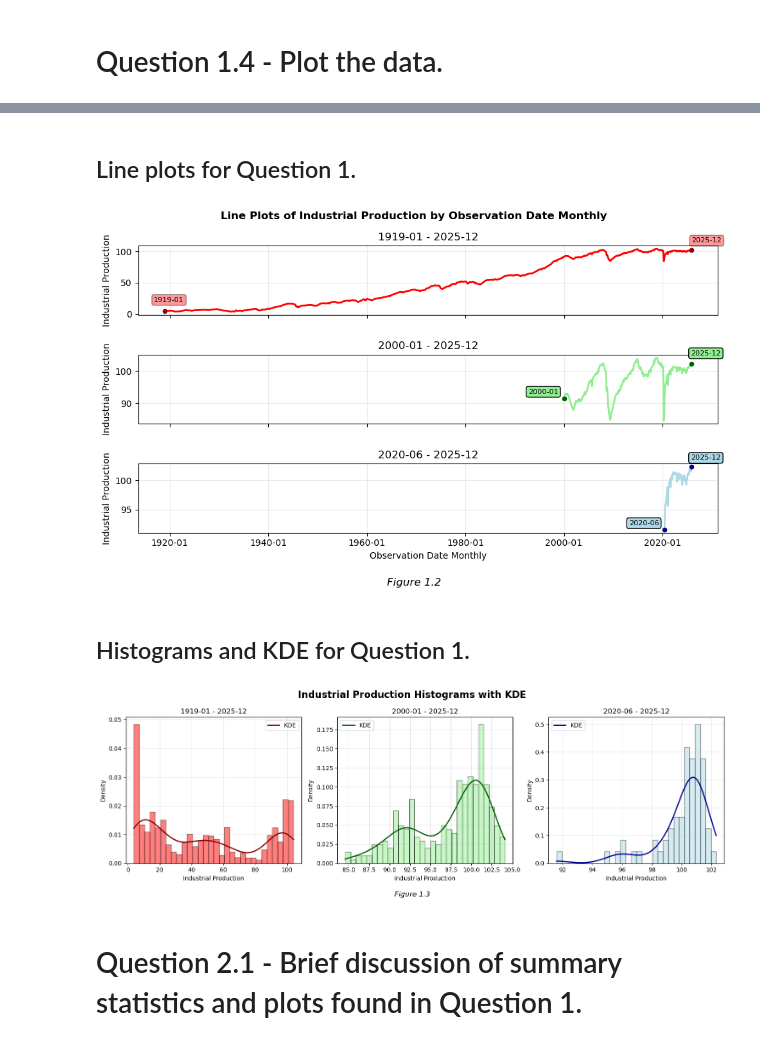
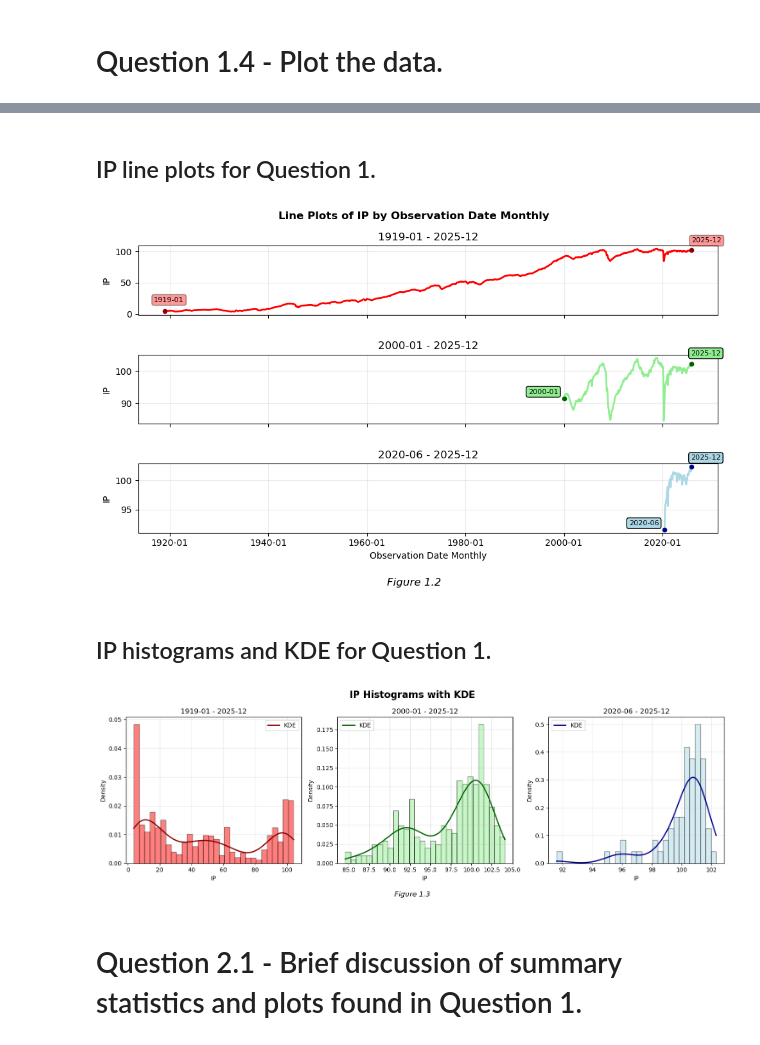
Before and after one commit to Vazquez-Michael-V/570_homework, a Jupyter notebook: assignment_1/assignment_1.ipynb, the cells around one changed output, grey strips where cells are left out. Cells and saved outputs as stored; diff of their text form; code cells hidden in the pictures.

Commit message:
Completed question 3.

```diff
--- a/assignment_1/assignment_1.ipynb
+++ b/assignment_1/assignment_1.ipynb
@@ -288,5 +288,5 @@ plt.show()
 # %% [markdown]
-## Line plots for Question 1.
+## IP line plots for Question 1.
 # %%
 fig_lines, axes_lines = plt.subplots(nrows=3, ncols=1, figsize=(10, 6), sharex=True, sharey=False)
 
@@ -294,7 +294,7 @@ fig_lines, axes_lines = plt.subplots(nrows=3, ncols=1, figsize=(10, 6), sharex=T
 #### All dates, from 1919-01 to 2025-12. ####
 axes_lines[0].plot(tf_all_dict['df']['observation_date'], tf_all_dict['df']['indpro'], label='all', color='red', linewidth=2)
 axes_lines[0].set_title(f"{tf_all_dict['min_date'].strftime('%Y-%m')} - {tf_all_dict['max_date'].strftime('%Y-%m')}")
-axes_lines[0].set_ylabel('Industrial Production')
+axes_lines[0].set_ylabel('IP')
 axes_lines[0].grid(True, alpha=0.25)
 # Annotate min and max dates.
 # Annotate the min date.
@@ -324,7 +324,7 @@ axes_lines[0].annotate(
 #### 2000s, from 2000-01 to 2025-12 ####
 axes_lines[1].plot(tf_00s_dict['df']['observation_date'], tf_00s_dict['df']['indpro'], label='2000s', color='lightgreen', linewidth=2)
 axes_lines[1].set_title(f"{tf_00s_dict['min_date'].strftime('%Y-%m')} - {tf_00s_dict['max_date'].strftime('%Y-%m')}")
-axes_lines[1].set_ylabel('Industrial Production')
+axes_lines[1].set_ylabel('IP')
 axes_lines[1].grid(True, alpha=0.25)
 # Annotate the min and max dates.
 # Annotate the min date.
@@ -354,7 +354,7 @@ axes_lines[1].annotate(
 #### 2020s, from 2020-06 to 2025-12 ####
 axes_lines[2].plot(tf_20s_dict['df']['observation_date'], tf_20s_dict['df']['indpro'], label='2020s', color='lightblue', linewidth=2)
 axes_lines[2].set_title(f"{tf_20s_dict['min_date'].strftime('%Y-%m')} - {tf_20s_dict['max_date'].strftime('%Y-%m')}")
-axes_lines[2].set_ylabel('Industrial Production')
+axes_lines[2].set_ylabel('IP')
 axes_lines[2].set_xlabel('Observation Date Monthly')
 axes_lines[2].grid(True, alpha=0.25)
 axes_lines[2].xaxis.set_major_formatter(mdates.DateFormatter('%Y-%m'))
@@ -381,15 +381,15 @@ axes_lines[2].annotate(
 )
 ######################################################################
 
-fig_lines.suptitle("Line Plots of Industrial Production by Observation Date Monthly", fontweight='bold')
+fig_lines.suptitle("Line Plots of IP by Observation Date Monthly", fontweight='bold')
 fig_lines.text(0.5, 0.01, 'Figure 1.2', ha='center', fontsize=12, style='italic')
 
 plt.tight_layout(rect=[0, 0.05, 1, 1], h_pad=2.5)
 plt.show()
 # %% [output]
-[figure, old version]
+[figure, new version]
 # %% [markdown]
-## Histograms and KDE for Question 1.
+## IP histograms and KDE for Question 1.
 # %%
 fig, axes = plt.subplots(nrows=1, ncols=3, figsize=(15, 5))
 
@@ -412,7 +412,7 @@ arr_all = np.linspace(
 )
 axes[0].plot(arr_all, kde_all(arr_all), color='darkred', linewidth=2, label='KDE')
 axes[0].set_title(f"{tf_all_dict['min_date'].strftime('%Y-%m')} - {tf_all_dict['max_date'].strftime('%Y-%m')}")
-axes[0].set_xlabel('Industrial Production')
+axes[0].set_xlabel('IP')
 axes[0].set_ylabel('Density')
 axes[0].legend()
 axes[0].grid(True, alpha=0.3)
@@ -431,38 +431,42 @@ axes[1].hist(
 )
 kde_00s = scipy.stats.gaussian_kde(tf_00s_dict['df']['indpro'])
 arr_00s = np.linspace(
     tf_00s_dict['df']['indpro'].min(),
     tf_00s_dict['df']['indpro'].max(),
-    200
+    500
 )
 axes[1].plot(arr_00s, kde_00s(arr_00s), color='darkgreen', linewidth=2, label='KDE')
 axes[1].set_title(f"{tf_00s_dict['min_date'].strftime('%Y-%m')} - {tf_00s_dict['max_date'].strftime('%Y-%m')}")
-axes[1].set_xlabel('Industrial Production')
+axes[1].set_xlabel('IP')
 axes[1].set_ylabel('Density')
 axes[1].legend()
 axes[1].grid(True, alpha=0.3)
 ######################################################################
 
 
 ######################################################################
 #### 2020s, from 2020-06 to 2025-12 ####
 axes[2].hist(tf_20s_dict['df']['indpro'], bins=30, color='lightblue', alpha=0.5, edgecolor='black', density=True)
 kde_20s = scipy.stats.gaussian_kde(tf_20s_dict['df']['indpro'])
-arr_20s = np.linspace(tf_20s_dict['df']['indpro'].min(), tf_20s_dict['df']['indpro'].max(), 200)
+arr_20s = np.linspace(
+    tf_20s_dict['df']['indpro'].min(),
+    tf_20s_dict['df']['indpro'].max(),
+    500
+)
 axes[2].plot(arr_20s, kde_20s(arr_20s), color='darkblue', linewidth=2, label='KDE')
 axes[2].set_title(f"{tf_20s_dict['min_date'].strftime('%Y-%m')} - {tf_20s_dict['max_date'].strftime('%Y-%m')}")
-axes[2].set_xlabel('Industrial Production')
+axes[2].set_xlabel('IP')
 axes[2].set_ylabel('Density')
 axes[2].legend()
 axes[2].grid(True, alpha=0.3)
 ######################################################################
 
-fig.suptitle('Industrial Production Histograms with KDE', fontsize=16, fontweight='bold')
+fig.suptitle('IP Histograms with KDE', fontsize=16, fontweight='bold')
 fig.text(0.5, 0.01, 'Figure 1.3', ha='center', fontsize=12, style='italic')
 
 plt.tight_layout(rect=[0, 0.05, 1, 1], h_pad=2.5)
 plt.show()
 # %% [output]
-[figure, old version]
+[figure, new version]
 # %% [markdown]
 # Question 2.1 - Brief discussion of summary statistics and plots found in Question 1.
```
Also changed, not shown: parts of 15 cells of this notebook.
